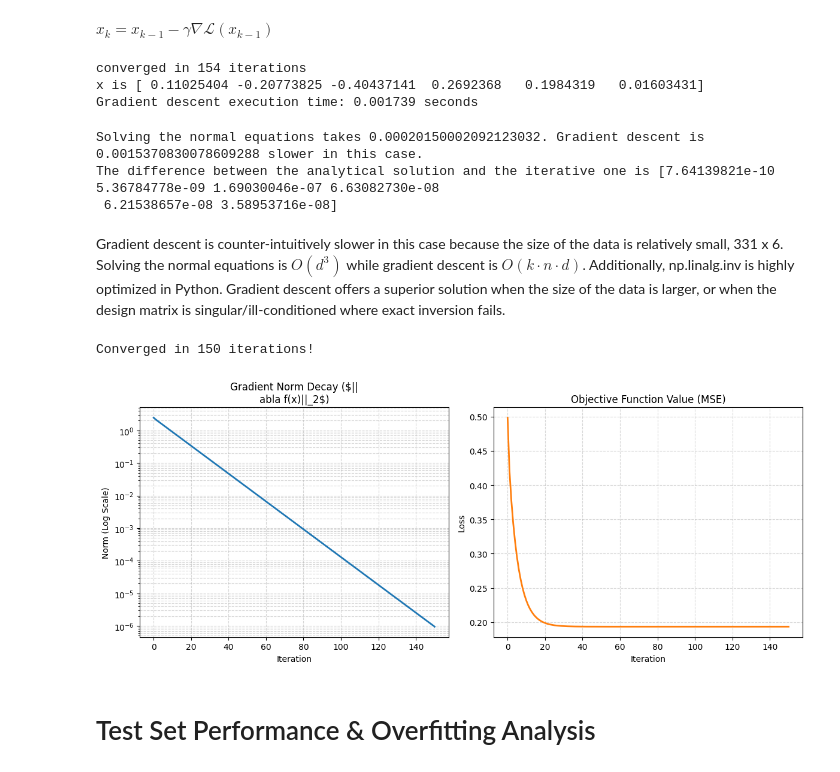
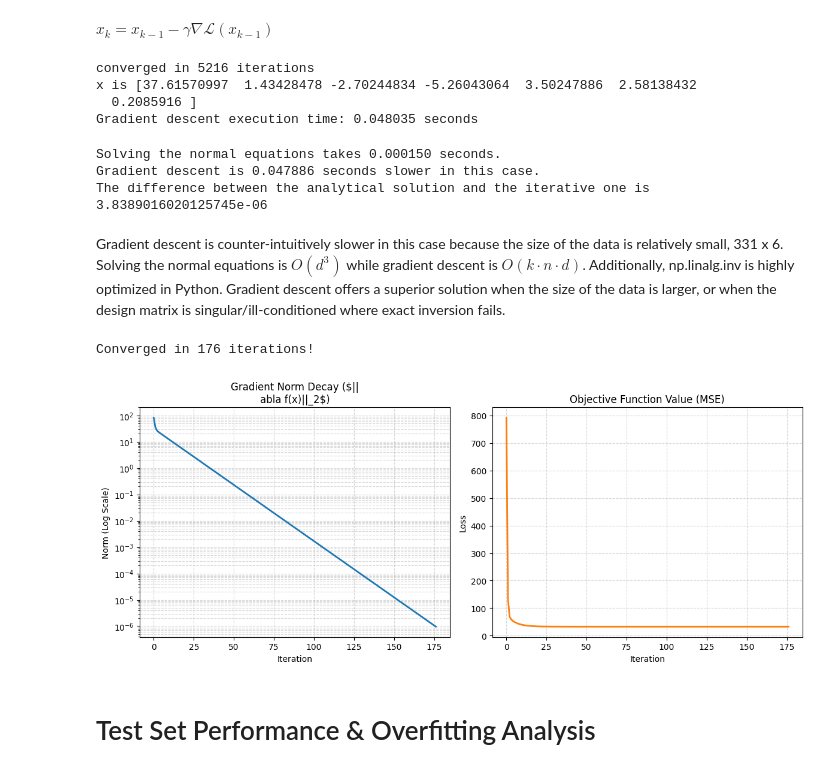
Before and after one commit to Tanisha7320/custom-regression-optimizer, a Jupyter notebook: Untitled-1.ipynb, the cells around one changed output. Cells and saved outputs as stored; diff of their text form; code cells hidden in the pictures.

Commit message:
Add intercept and fix the normalisation (y accientally normalised)

```diff
--- a/Untitled-1.ipynb
+++ b/Untitled-1.ipynb
@@ -23,7 +26,8 @@ test_df_s = (test_df - train_mean) / train_std
 # %%
 import numpy as np
 Z = train_df_s.drop(columns = ["Y house price of unit area"]).to_numpy() #331 x 6 (cause 2 cols dropped, response and 'No')
-Hessian = (Z.T @ Z)* 2/331 #6 x 6
+n = Z.shape[0]
+Hessian = (Z.T @ Z)* 2/n #6 x 6
 eigenvals_array = np.linalg.eigvals(Hessian)
 eig_max = max(eigenvals_array)
 eig_min = min(eigenvals_array)
@@ -112,41 +118,62 @@ def gradient(x):
+# %%
+# 1. Recompute Hessian using the matrix that includes the bias column (X_train)
+n = X_train.shape[0]
+Hessian = (2 / n) * (X_train.T @ X_train)
+
+# 2. Initialize x to match the new dimension (7)
+x = np.zeros(X_train.shape[1])
+
+# 3. Make sure you pass X_train into your gradient call
+grad = gradient(x, X_train, y_train, Hessian)
 # %%
 import time
-x = np.zeros(Z.shape[1])
-tol = 1e-6 #error tolerance
+
+x = np.zeros(X_train.shape[1])  # Use X_train (or Z, depending on your matrix variable)
+tol = 1e-6  # error tolerance
 max_iters = 10000
+gamma = 0.01  # Ensure your learning rate is defined
 
 start_time = time.perf_counter()
 
 for i in range(max_iters):
-    grad = gradient(x)
+    # Pass the data arrays into your updated gradient function
+    grad = gradient(x, X_train, y_train, Hessian)
 
-    #is grad close to 0
+    # Check if gradient norm is close to 0
     if np.linalg.norm(grad) < tol:
         print(f"converged in {i} iterations")
-        print(f"x is {x}") #check: x is 1 x 6
+        print(f"x is {x}")
         break
-    x = x - (gamma*grad)
+
+    x = x - (gamma * grad)
 
 end_time = time.perf_counter()
 elapsed_time = end_time - start_time
 
 print(f"Gradient descent execution time: {elapsed_time:.6f} seconds")
 # %% [output]
-converged in 154 iterations
-x is [ 0.11025404 -0.20773825 -0.40437141  0.2692368   0.1984319   0.01603431]
-Gradient descent execution time: 0.001739 seconds
+converged in 5216 iterations
+x is [37.61570997  1.43428478 -2.70244834 -5.26043064  3.50247886  2.58138432
+  0.2085916 ]
+Gradient descent execution time: 0.048035 seconds
 # %%
+import time
+
 start_time_normal_eq = time.perf_counter()
-x_normal = np.linalg.inv(Z.T @ Z) @ Z.T @ y
+
+# Use X_train (the matrix with the bias column) instead of Z
+x_normal = np.linalg.inv(X_train.T @ X_train) @ X_train.T @ y_train
+
 end_time_normal = time.perf_counter()
 elapsed_time_normal = end_time_normal - start_time_normal_eq
 
-print(f"Solving the normal equations takes {elapsed_time_normal}. Gradient descent is {elapsed_time - elapsed_time_normal} slower in this case.")
-print(f"The difference between the analytical solution and the iterative one is {abs(x_normal - x)}")
+print(f"Solving the normal equations takes {elapsed_time_normal:.6f} seconds.")
+print(f"Gradient descent is {elapsed_time - elapsed_time_normal:.6f} seconds slower in this case.")
+print(f"The difference between the analytical solution and the iterative one is {np.linalg.norm(x_normal - x)}")
 # %% [output]
-Solving the normal equations takes 0.00020150002092123032. Gradient descent is 0.0015370830078609288 slower in this case.
-The difference between the analytical solution and the iterative one is [7.64139821e-10 5.36784778e-09 1.69030046e-07 6.63082730e-08
- 6.21538657e-08 3.58953716e-08]
+Solving the normal equations takes 0.000150 seconds.
+Gradient descent is 0.047886 seconds slower in this case.
+The difference between the analytical solution and the iterative one is 3.8389016020125745e-06
 # %% [markdown]
 Gradient descent is counter-intuitively slower in this case because the size of the data is relatively small, 331 x 6. Solving the normal equations is $O(d^{3})$ while gradient descent is $O(k\cdot n \cdot d)$. Additionally, np.linalg.inv is highly optimized in Python. Gradient descent offers a superior solution when the size of the data is larger, or when the design matrix is singular/ill-conditioned where exact inversion fails.
 # %%
@@ -156,48 +183,53 @@ import matplotlib.pyplot as plt
 loss_history = []
 grad_norm_history = []
 
-x = np.zeros(Z.shape[1])
+x = np.zeros(X_train.shape[1])
 gamma = 0.351
 tol = 1e-6
 max_iters = 10000
 
+# Ensure Hessian matches X_train dimensions
+n = X_train.shape[0]
+Hessian = (2 / n) * (X_train.T @ X_train)
+
 for i in range(max_iters):
-    grad = gradient(x)
+    # Pass X_train, y_train, and Hessian into your gradient function
+    grad = gradient(x, X_train, y_train, Hessian)
     current_grad_norm = np.linalg.norm(grad)
 
-    # Store metrics
-    loss_history.append(loss_function(x, Z, y, 331)) # assuming you have your scalar loss function
+    # Store metrics using dynamic sample size
+    loss_history.append(loss_function(x, X_train, y_train))
     grad_norm_history.append(current_grad_norm)
 
     if current_grad_norm < tol:
         print(f"Converged in {i} iterations!")
         break
 
     x = x - (gamma * grad)
 
 # --- Plotting ---
 fig, (ax1, ax2) = plt.subplots(1, 2, figsize=(12, 5))
 
-# Plot 1: Gradient Norm Decay (Log scale is standard for optimization)
+# Plot 1: Gradient Norm Decay (Log scale)
 ax1.plot(grad_norm_history, color='#1f77b4', lw=2)
 ax1.set_yscale('log')
 ax1.set_title('Gradient Norm Decay ($||\nabla f(x)||_2$)')
 ax1.set_xlabel('Iteration')
 ax1.set_ylabel('Norm (Log Scale)')
 ax1.grid(True, which="both", ls="--", alpha=0.5)
 
 # Plot 2: Convergence Trajectory
 ax2.plot(loss_history, color='#ff7f0e', lw=2)
 ax2.set_title('Objective Function Value (MSE)')
 ax2.set_xlabel('Iteration')
 ax2.set_ylabel('Loss')
 ax2.grid(True, ls="--", alpha=0.5)
 
 plt.tight_layout()
 plt.show()
 # %% [output]
-Converged in 150 iterations!
+Converged in 176 iterations!
-[figure, old version]
+[figure, new version]
 # %% [markdown]
 # Test Set Performance & Overfitting Analysis
 # %%
```
Also changed, not shown: parts of 10 cells of this notebook.
